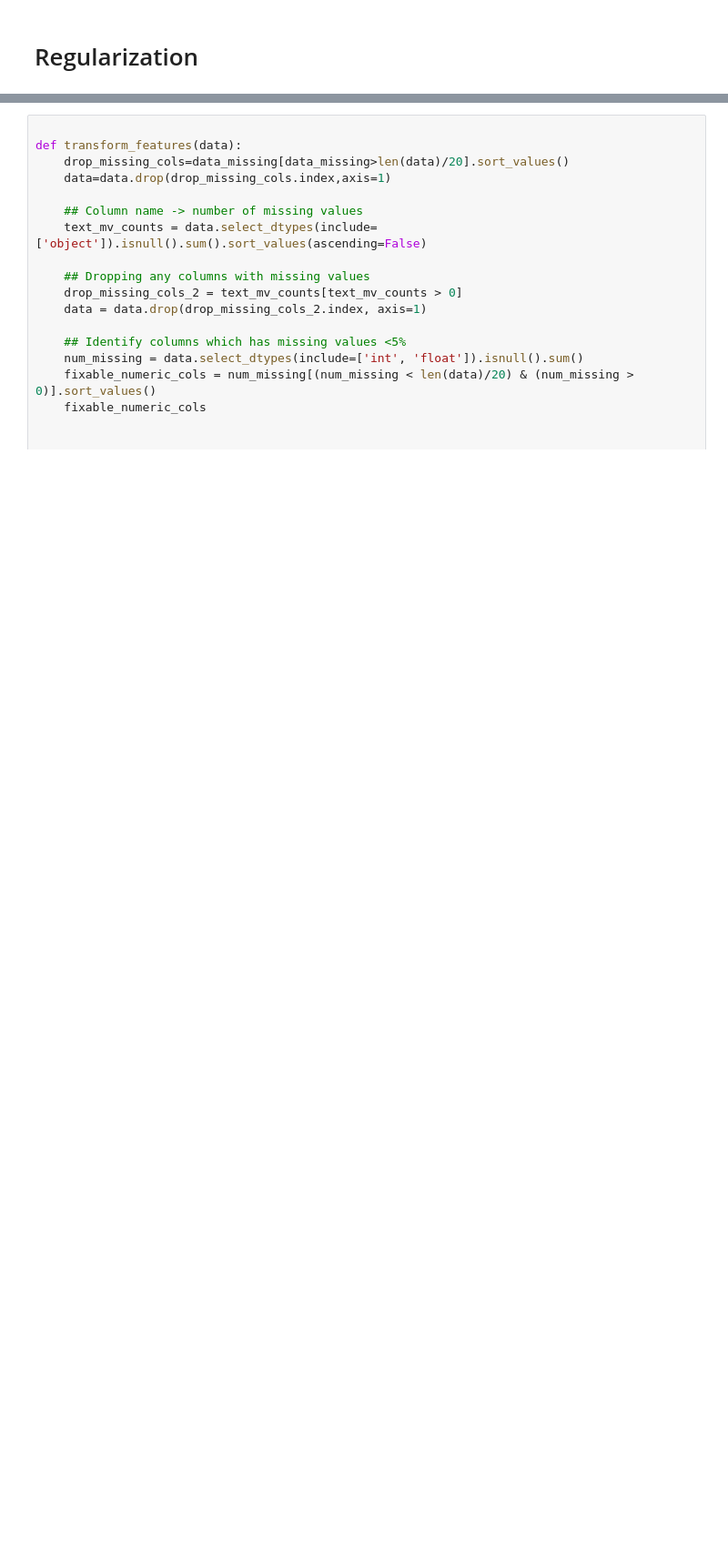
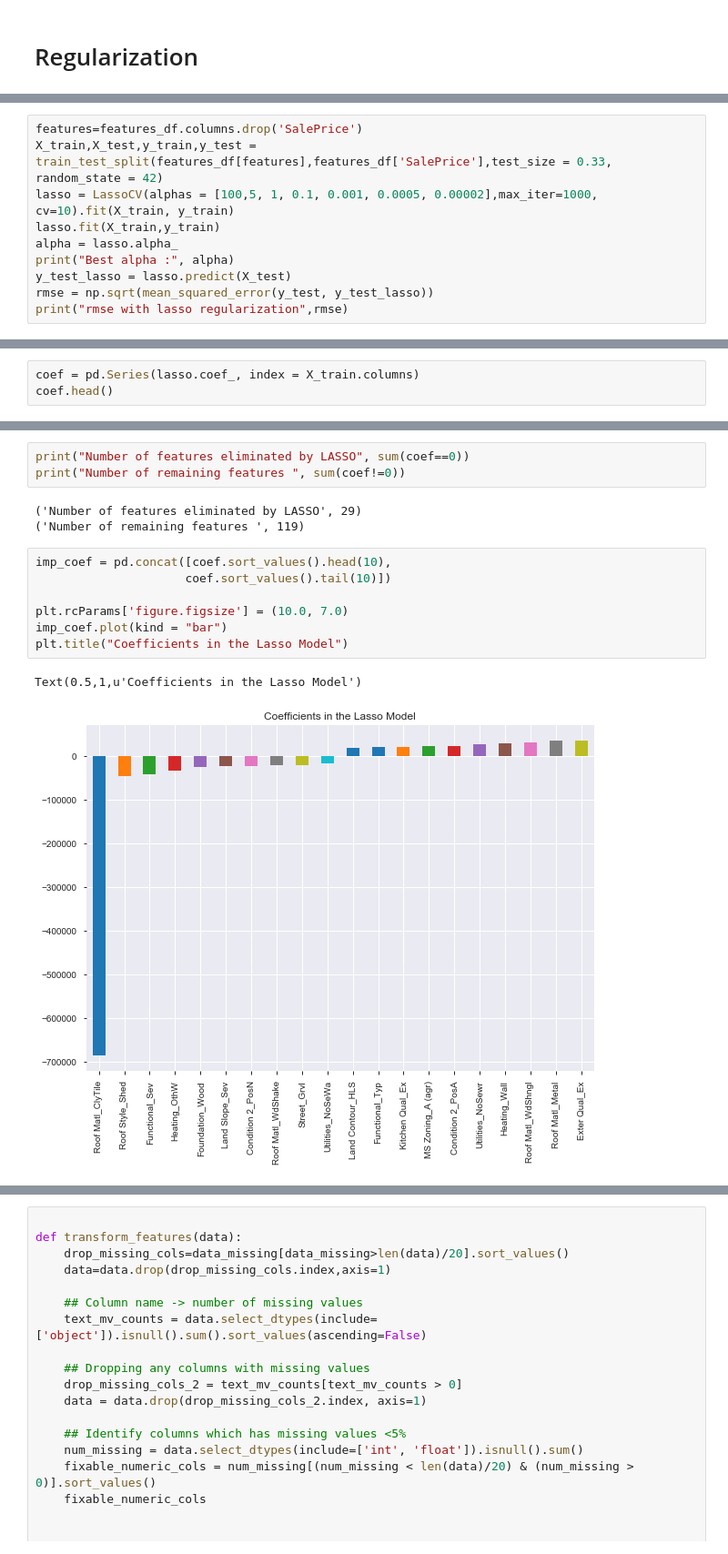
Before and after one commit to shashankumar2812/DataScience-DataAnalytics, a Jupyter notebook: HousingPricePrediction/HousingPricePrediction.ipynb, the cells around one changed output, grey strips where cells are left out. Shown at 91% size. Saved outputs shown, nothing was run; the diff lists cells and outputs as text; blank space fills up the shorter version.

Commit message:
Add Ridge/LASSO and Random Forest Regressor

```diff
--- a/HousingPricePrediction/HousingPricePrediction.ipynb
+++ b/HousingPricePrediction/HousingPricePrediction.ipynb
@@ -1133,0 +1001,10 @@ Try again for more precision with alphas centered around 0.03
+# %%
+features=features_df.columns.drop('SalePrice')
+X_train,X_test,y_train,y_test = train_test_split(features_df[features],features_df['SalePrice'],test_size = 0.33, random_state = 42)
+lasso = LassoCV(alphas = [100,5, 1, 0.1, 0.001, 0.0005, 0.00002],max_iter=1000, cv=10).fit(X_train, y_train)
+lasso.fit(X_train,y_train)
+alpha = lasso.alpha_
+print("Best alpha :", alpha)
+y_test_lasso = lasso.predict(X_test)
+rmse = np.sqrt(mean_squared_error(y_test, y_test_lasso))
+print("rmse with lasso regularization",rmse)
@@ -1133,0 +1036,3 @@ Try again for more precision with alphas centered around 0.03
+# %%
+coef = pd.Series(lasso.coef_, index = X_train.columns)
+coef.head()
@@ -1134 +1046,17 @@ Try again for more precision with alphas centered around 0.03
+# %%
+print("Number of features eliminated by LASSO", sum(coef==0))
+print("Number of remaining features ", sum(coef!=0))
+# %% [output]
+('Number of features eliminated by LASSO', 29)
+('Number of remaining features ', 119)
+# %%
+imp_coef = pd.concat([coef.sort_values().head(10),
+                     coef.sort_values().tail(10)])
+
+plt.rcParams['figure.figsize'] = (10.0, 7.0)
+imp_coef.plot(kind = "bar")
+plt.title("Coefficients in the Lasso Model")
+# %% [output]
+Text(0.5,1,u'Coefficients in the Lasso Model')
+[figure, added]
 # %% [markdown]
```
Also changed, not shown: parts of 32 cells of this notebook.
